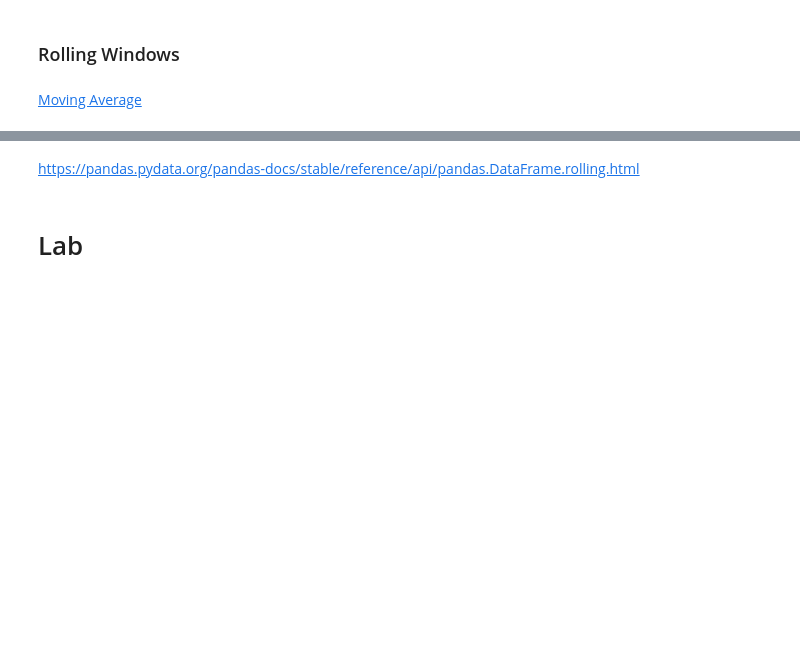
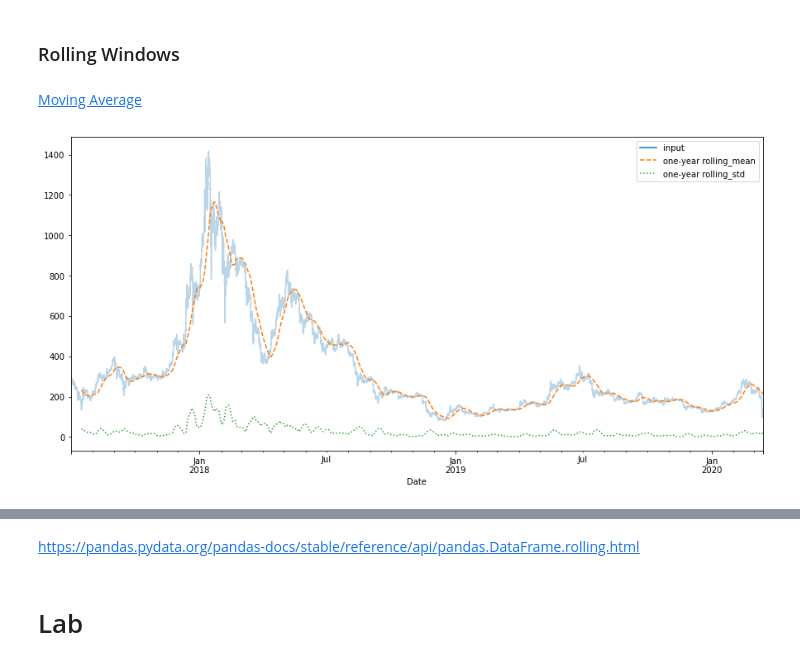
Before and after one commit to udveg/DS601_Fall21, a Jupyter notebook: Week10/week10-working-with-timedate.ipynb, the cells around one changed output, grey strips where cells are left out. Cells and saved outputs as stored; diff of their text form; code cells hidden in the pictures; blank space fills up the shorter version.

```diff
--- a/Week10/week10-working-with-timedate.ipynb
+++ b/Week10/week10-working-with-timedate.ipynb
@@ -198,6 +284,8 @@ df1.Date[0]
 
 df1 = pd.read_csv(data_url,
                   parse_dates= ['Date'],
-                  date_parser = lambda x: datetime.strptime(x, '%Y-%m-%d %I-%p'))
+                  date_parser = lambda x: datetime.strptime(x, '%Y-%m-%d %I-%p')
+#                   date_parser = lambda x: pd.to_datetime(x, format =  '%Y-%m-%d %I-%p' )
+                 )
 
 df1.Date
@@ -326,10 +577,14 @@ plt.show()
 # %% [markdown]
 [Moving Average](https://towardsdatascience.com/dont-miss-out-on-rolling-window-functions-in-pandas-850b817131db)
 # %%
-rolling = open_val.rolling(365, center =True)
+rolling = open_val.rolling(365, center =False)
 
 data = pd.DataFrame({'input': open_val,
                      'one-year rolling_mean': rolling.mean(),
                      'one-year rolling_std': rolling.std()})
+# data
+
 ax = data.plot(style=['-', '--', ':'], figsize = (15,7))
 ax.lines[0].set_alpha(0.3)
+# %% [output]
+[figure, added]
```
Also changed, not shown: parts of 51 cells of this notebook.
